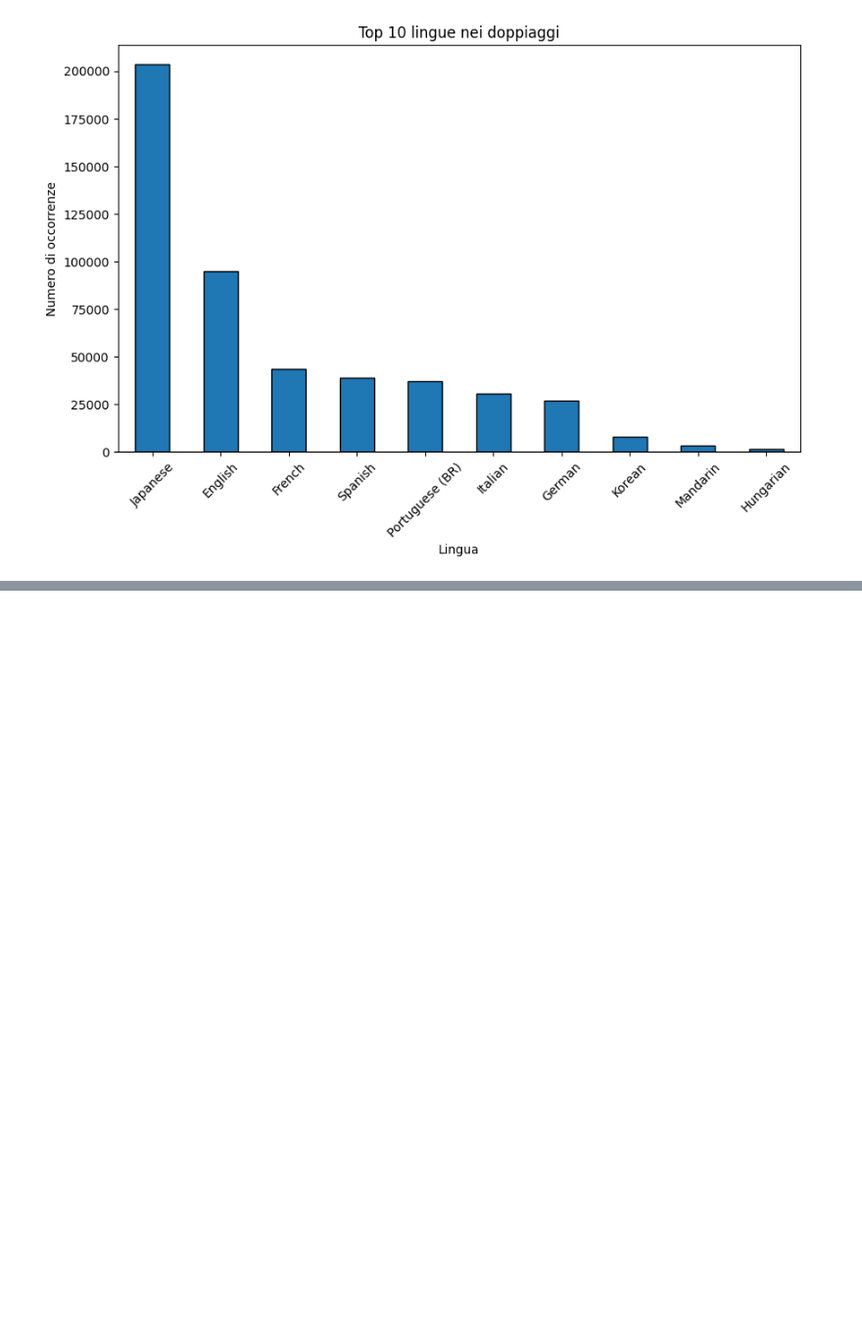
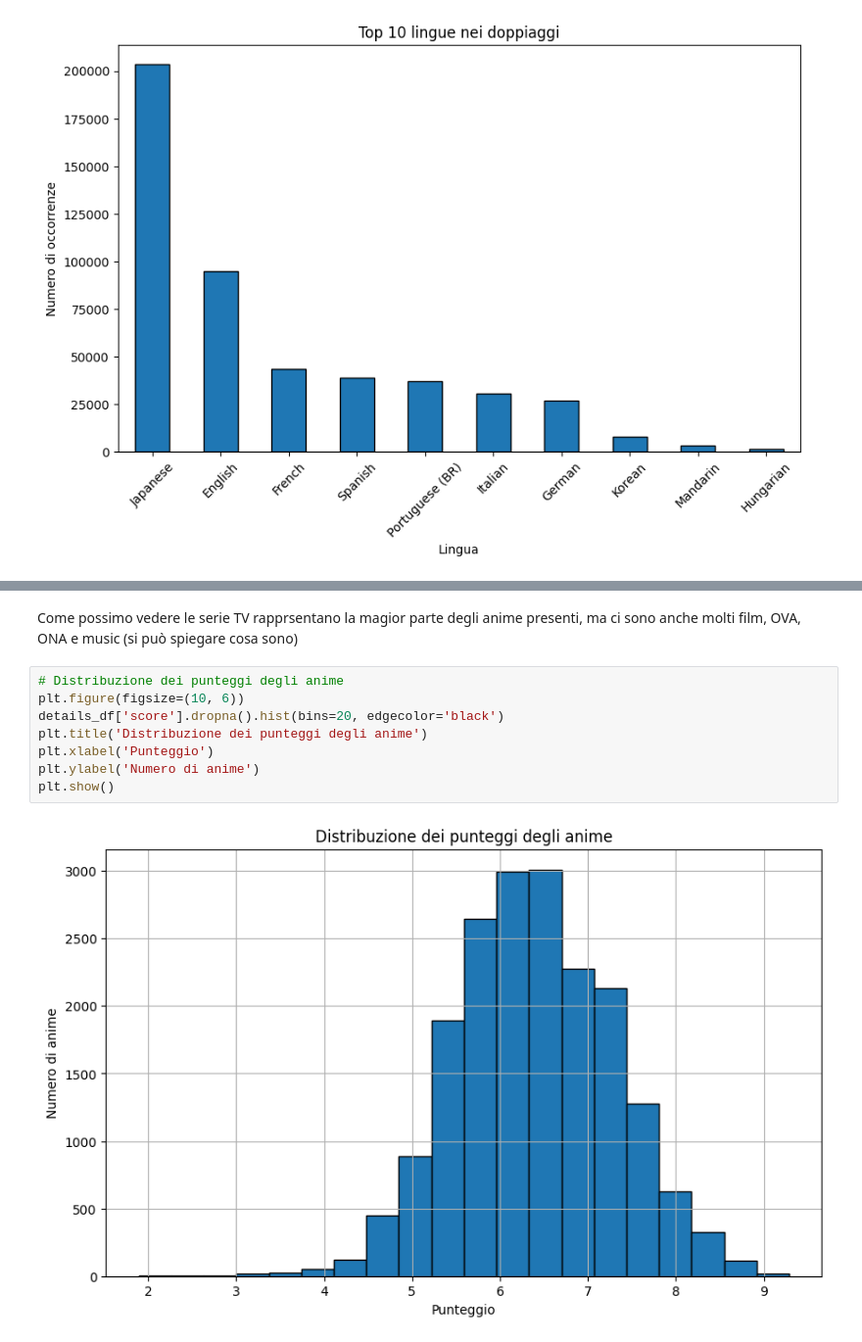
Before and after one commit to LeonardoFerraud/HCI---progetto-finale-Ferraud-Russo-2, a Jupyter notebook: AnalisiDataset2.ipynb, the cells around one changed output, grey strips where cells are left out. Shown at 98% size. Cells and saved outputs as stored; diff of their text form; blank space fills up the shorter version.

```diff
--- a/AnalisiDataset2.ipynb
+++ b/AnalisiDataset2.ipynb
@@ -125,0 +230,12 @@ Da questo grafico possiamo notare i doppiaggi in quali lingue sono state effetue
+# %% [markdown]
+Come possimo vedere le serie TV rapprsentano la magior parte degli anime presenti, ma ci sono anche molti film, OVA, ONA e music (si può spiegare cosa sono)
+# %%
+# Distribuzione dei punteggi degli anime
+plt.figure(figsize=(10, 6))
+details_df['score'].dropna().hist(bins=20, edgecolor='black')
+plt.title('Distribuzione dei punteggi degli anime')
+plt.xlabel('Punteggio')
+plt.ylabel('Numero di anime')
+plt.show()
+# %% [output]
+[figure, added]
```
Also changed, not shown: parts of 25 cells of this notebook.
